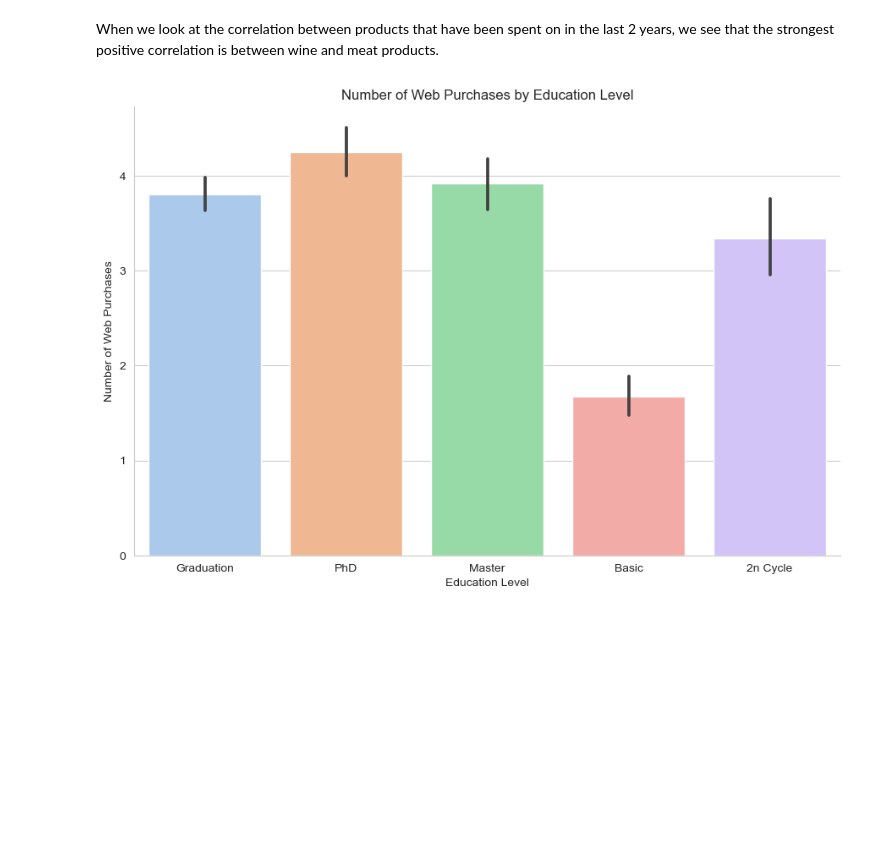
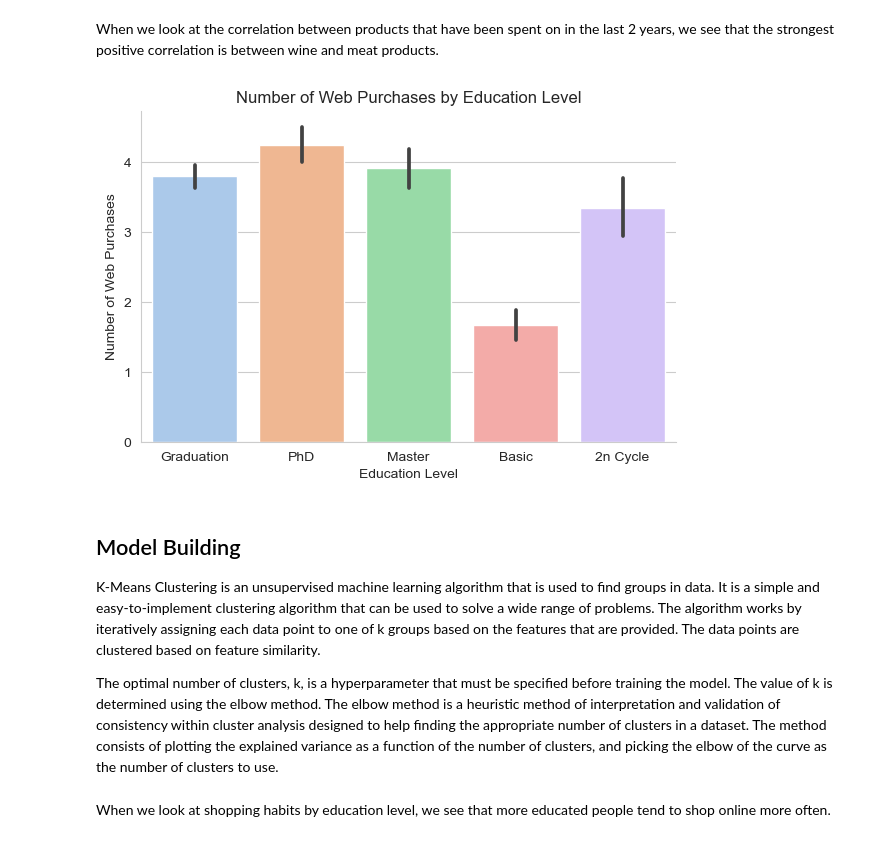
Before and after one commit to vkr93/Data-Science-and-Machine-Learning-INDE-577---Spring-2024-, a Jupyter notebook: Unsupervised Learning/1_K_means_Clustering/k_means_clustering.ipynb, the cells around one changed output. Drawn from its saved outputs; the diff is of its cells as text; code cells hidden in the pictures; blank space fills up the shorter version.

```diff
--- a/Unsupervised Learning/1_K_means_Clustering/k_means_clustering.ipynb
+++ b/Unsupervised Learning/1_K_means_Clustering/k_means_clustering.ipynb
@@ -328,10 +331,18 @@ plt.show()
 # %% [markdown]
 When we look at the correlation between products that have been spent on in the last 2 years, we see that the strongest positive correlation is between wine and meat products.
 # %%
-g = sns.catplot(x="Education", y="NumWebPurchases", kind="bar", data=data, height=6, aspect=1.5, palette="pastel")
+g = sns.catplot(x="Education", y="NumWebPurchases", kind="bar", data=data, height=4, aspect=1.5, palette="pastel")
 g.set_ylabels("Number of Web Purchases")
 g.set_xlabels("Education Level")
 g.set(title="Number of Web Purchases by Education Level")
 plt.show()
 # %% [output]
-[figure, old version]
+[figure, new version]
+# %% [markdown]
+## Model Building
+K-Means Clustering is an unsupervised machine learning algorithm that is used to find groups in data. It is a simple and easy-to-implement clustering algorithm that can be used to solve a wide range of problems. The algorithm works by iteratively assigning each data point to one of k groups based on the features that are provided. The data points are clustered based on feature similarity.
+
+The optimal number of clusters, k, is a hyperparameter that must be specified before training the model. The value of k is determined using the elbow method.
+The elbow method is a heuristic method of interpretation and validation of consistency within cluster analysis designed to help finding the appropriate number of clusters in a dataset. The method consists of plotting the explained variance as a function of the number of clusters, and picking the elbow of the curve as the number of clusters to use.
+# %% [markdown]
+When we look at shopping habits by education level, we see that more educated people tend to shop online more often.
```
Also changed, not shown: parts of 5 cells of this notebook.
